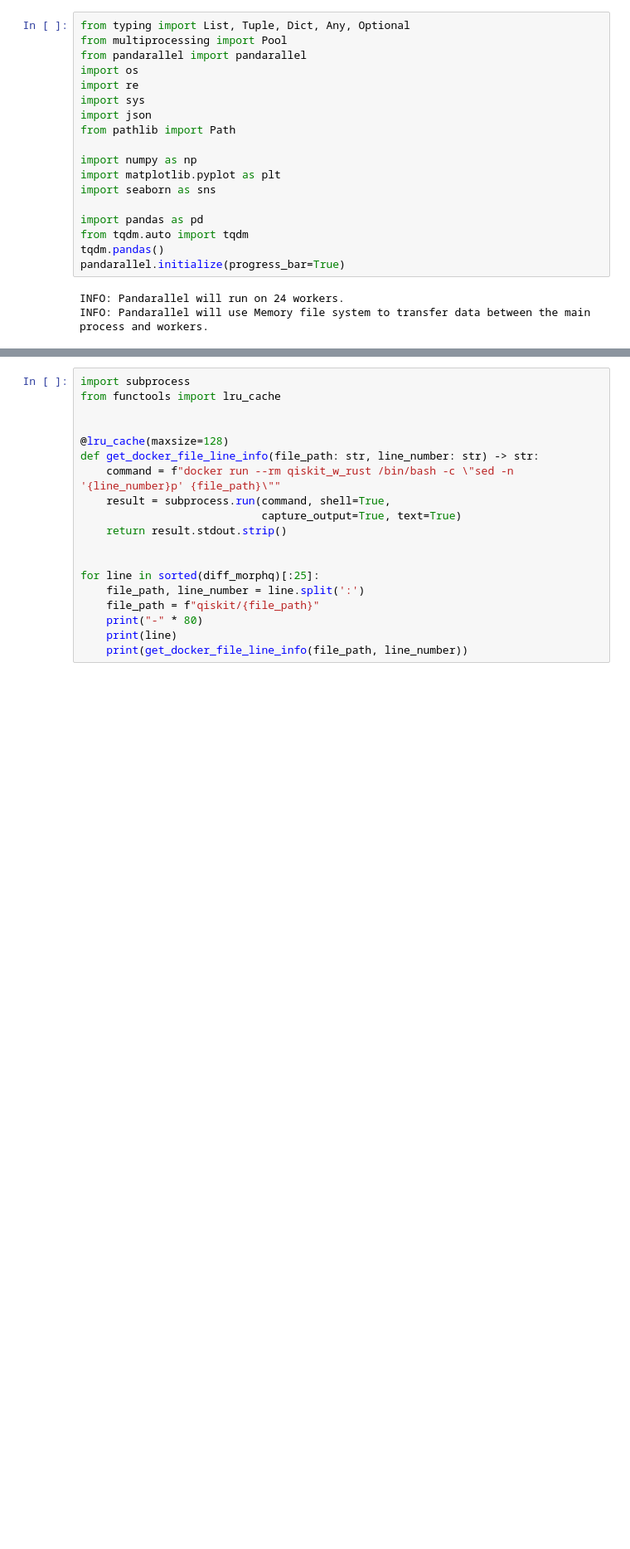
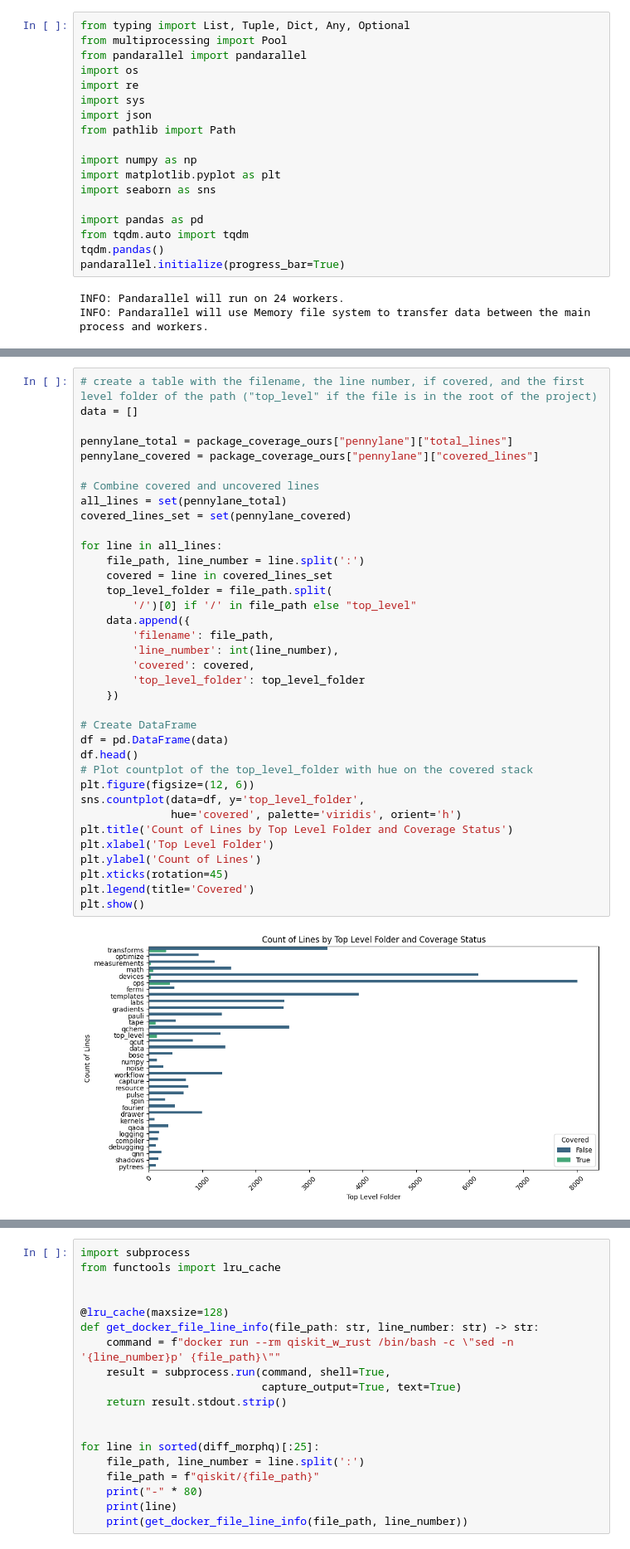
Before and after one commit to sola-st/qite-quantum-platform-testing, a Jupyter notebook: notebooks/025_Coverage_Rust.ipynb, the cells around one changed output, grey strips where cells are left out. Shown at 83% size. Cells and saved outputs as stored; diff of their text form; blank space fills up the shorter version.

```diff
--- a/notebooks/025_Coverage_Rust.ipynb
+++ b/notebooks/025_Coverage_Rust.ipynb
@@ -169,3 +298,41 @@ pytket_________: 5.87% (279/4750)
+# %%
+# create a table with the filename, the line number, if covered, and the first level folder of the path ("top_level" if the file is in the root of the project)
+data = []
+
+pennylane_total = package_coverage_ours["pennylane"]["total_lines"]
+pennylane_covered = package_coverage_ours["pennylane"]["covered_lines"]
+
+# Combine covered and uncovered lines
+all_lines = set(pennylane_total)
+covered_lines_set = set(pennylane_covered)
+
+for line in all_lines:
+    file_path, line_number = line.split(':')
+    covered = line in covered_lines_set
+    top_level_folder = file_path.split(
+        '/')[0] if '/' in file_path else "top_level"
+    data.append({
+        'filename': file_path,
+        'line_number': int(line_number),
+        'covered': covered,
+        'top_level_folder': top_level_folder
+    })
+
+# Create DataFrame
+df = pd.DataFrame(data)
+df.head()
+# Plot countplot of the top_level_folder with hue on the covered stack
+plt.figure(figsize=(12, 6))
+sns.countplot(data=df, y='top_level_folder',
+              hue='covered', palette='viridis', orient='h')
+plt.title('Count of Lines by Top Level Folder and Coverage Status')
+plt.xlabel('Top Level Folder')
+plt.ylabel('Count of Lines')
+plt.xticks(rotation=45)
+plt.legend(title='Covered')
+plt.show()
+# %% [output]
+[figure, added]
 # %%
 
 package_coverage_morphq, qiskit_lines_morphq, covered_lines_morphq_1h = get_coverage_info(
```
Also changed, not shown: parts of 8 cells of this notebook, 17 other files.
